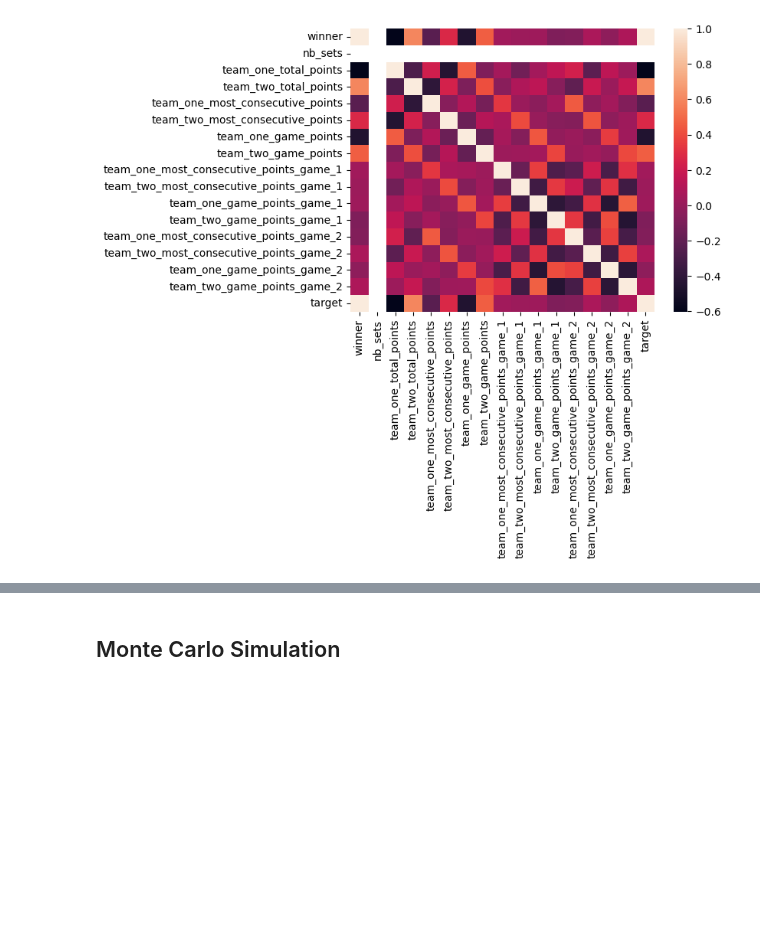
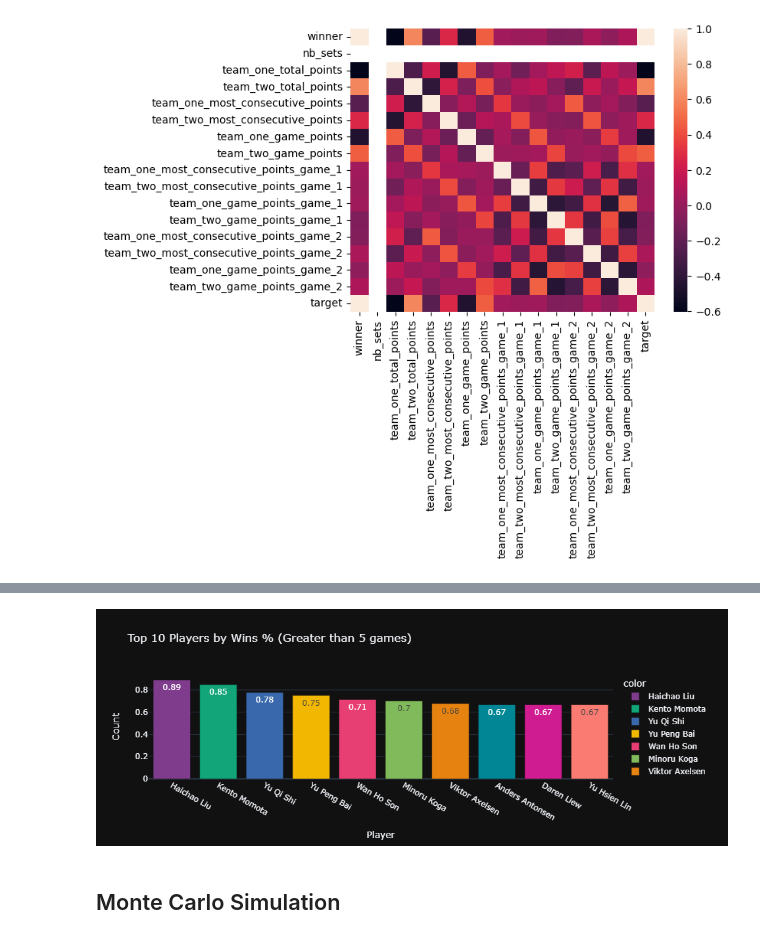
Before and after one commit to MostValue/fast-ai, a Jupyter notebook: projects/badminton_game_theory.ipynb, the cells around one changed output, grey strips where cells are left out. Drawn from its saved outputs; the diff is of its cells as text; code cells hidden in the pictures; blank space fills up the shorter version.

```diff
--- a/projects/badminton_game_theory.ipynb
+++ b/projects/badminton_game_theory.ipynb
@@ -246,3 +276,26 @@ sns.heatmap(ms[numeric_columns].corr())
+# %%
+def get_win_percent(player):
+    return winners[player] / player_games[player]
+# %%
+win_percentages = {player: get_win_percent(player) for player in winners.index if (player in player_games) and (player_games[player] >5) }
+win_percentages = dict(sorted(win_percentages.items(), key=lambda item: item[1], reverse = True))
+# %%
+# Players with the most win%
+temp_df = pd.DataFrame(list(win_percentages.items())[:10]).set_index(0)
+# %%
+fig = px.bar(y=temp_df.values.squeeze(),
+             x=temp_df.index,
+             color = temp_df.index,
+             color_discrete_sequence=px.colors.qualitative.Bold,
+             text= temp_df.values.squeeze().round(2),
+             title= 'Top 10 Players by Wins % (Greater than 5 games)',
+             template= 'plotly_dark')
+fig.update_layout(
+    xaxis_title="Player",
+    yaxis_title="Count")
+fig.show()
+# %% [output]
+[figure, added]
 # %% [markdown]
 ## Monte Carlo Simulation
 # %%
```
Also changed, not shown: parts of 5 cells of this notebook.
